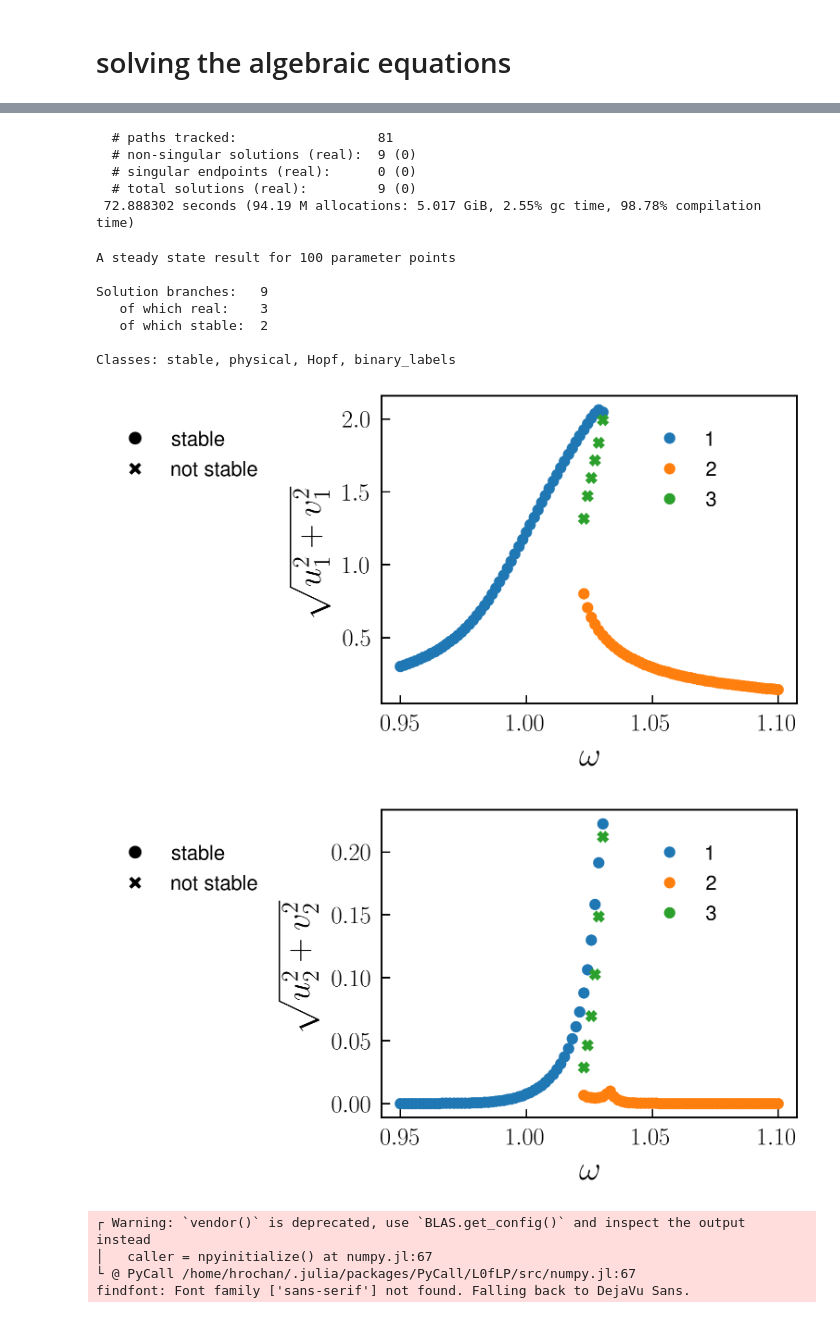
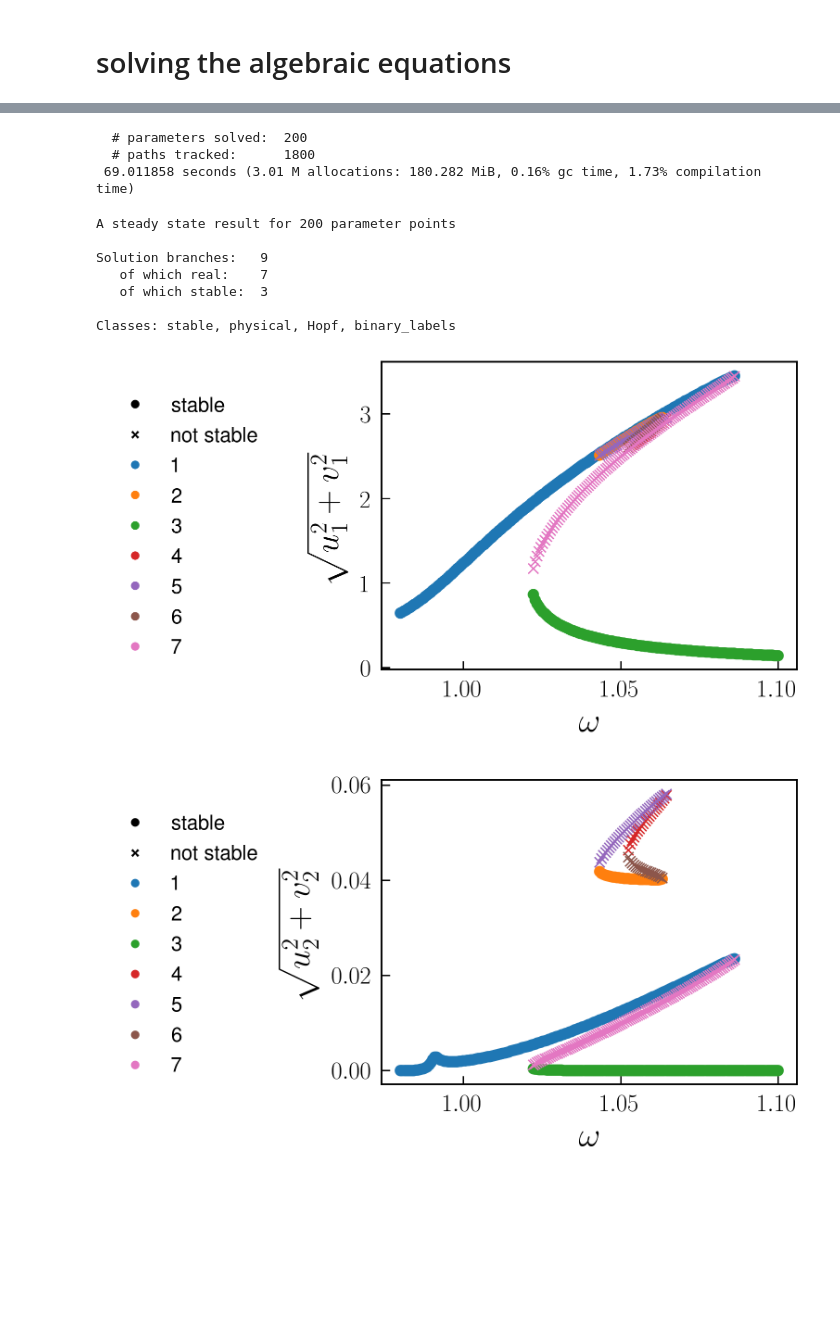
Before and after one commit to NonlinearOscillations/HarmonicBalance-notebooks, a Jupyter notebook: examples/coupled_Duffings.ipynb, the cells around one changed output, grey strips where cells are left out. Saved outputs shown, nothing was run; the diff lists cells and outputs as text; code cells hidden in the pictures; blank space fills up the shorter version.

```diff
--- a/examples/coupled_Duffings.ipynb
+++ b/examples/coupled_Duffings.ipynb
@@ -55,29 +56,29 @@ Parameters: α1, ω, γ, ω_x, F, η, α12, α2, ω_y
 Symbolic Jacobian: true
 # %%
-fixed = (ω_x => 1, ω_y => 3.1, γ => 8E-3, F => 3E-2, ψ => 0, α1 => 2E-2, α2 => 1, α12 => 1E-2, η => 5E-3)
-range = ω => LinRange(0.95, 1.1,100)
+fixed = (ω_x => 1, ω_y => 2.95, γ => 8E-3, F => 3E-2, ψ => 0, α1 => 2E-2, α2 => 10, k => 1)
+range = ω => LinRange(0.98, 1.1,200)
 
 @time soln = HarmonicBalance.get_steady_states(problem, range, fixed, random_warmup=true)
 # %% [output]
-  # paths tracked:                  81
-  # non-singular solutions (real):  9 (0)
-  # singular endpoints (real):      0 (0)
-  # total solutions (real):         9 (0)
- 72.888302 seconds (94.19 M allocations: 5.017 GiB, 2.55% gc time, 98.78% compilation time)
+  # parameters solved:  200
+  # paths tracked:      1800
+ 69.011858 seconds (3.01 M allocations: 180.282 MiB, 0.16% gc time, 1.73% compilation time)
-A steady state result for 100 parameter points
+A steady state result for 200 parameter points
 
 Solution branches:   9
-   of which real:    3
-   of which stable:  2
+   of which real:    7
+   of which stable:  3
 
 Classes: stable, physical, Hopf, binary_labels
 # %%
+# resonator 1, amplitude at ω
 plt = plot_1D_solutions(soln, x="ω", y="sqrt(u1^2 + v1^2)");
+
+# resonator 1, amplitude at 3ω
 plt = plot_1D_solutions(soln, x="ω", y="sqrt(u2^2 + v2^2)");
+
+# resonator 2, amplitude at 3ω
+plt = plot_1D_solutions(soln, x="ω", y="sqrt(u3^2 + v3^2)");
 # %% [output]
-[figure, old version]
+[figure, new version]
-[figure, old version]
+[figure, new version]
-┌ Warning: `vendor()` is deprecated, use `BLAS.get_config()` and inspect the output instead
-│   caller = npyinitialize() at numpy.jl:67
-└ @ PyCall /home/hrochan/.julia/packages/PyCall/L0fLP/src/numpy.jl:67
-findfont: Font family ['sans-serif'] not found. Falling back to DejaVu Sans.
```
Also changed, not shown: parts of 9 cells of this notebook, 3 other files.
